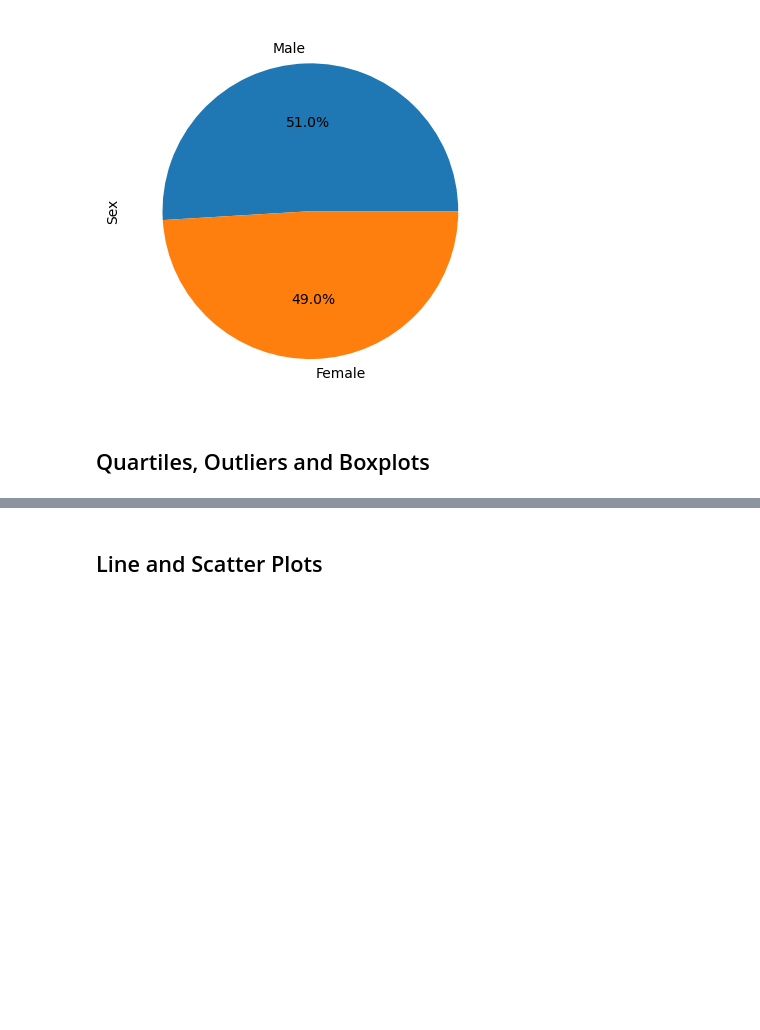
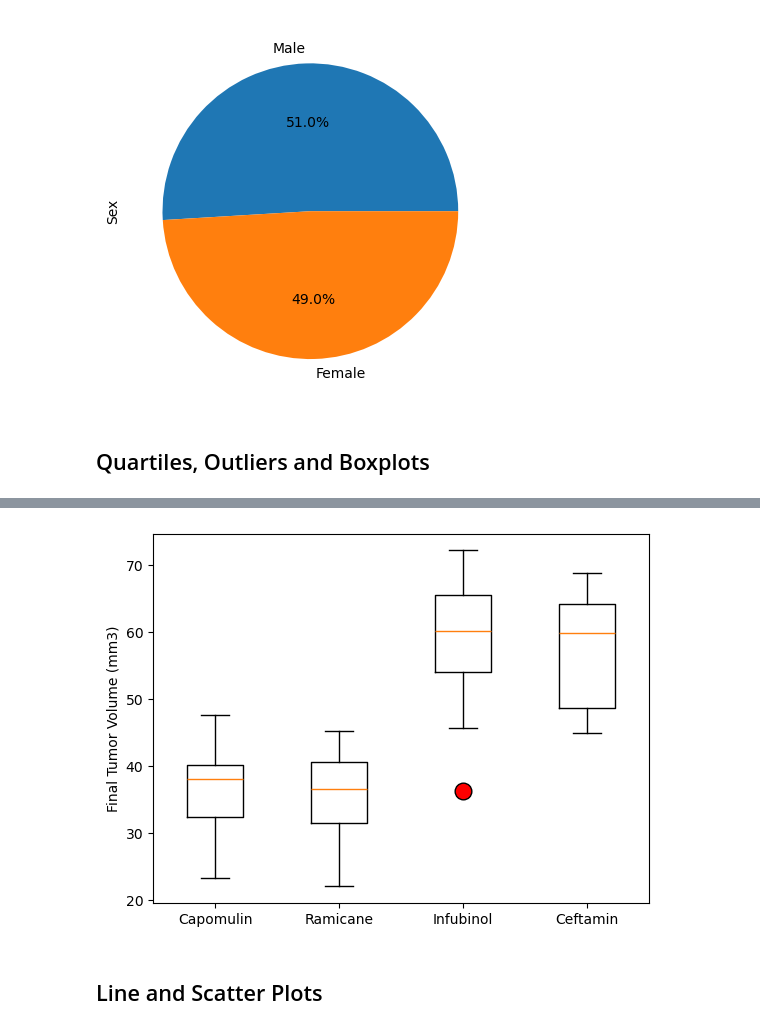
Before and after one commit to knazario/05_Data-Visualization_MatPlotLib_Project, a Jupyter notebook: Pymaceuticals/pymaceuticals_starter.ipynb, the cells around one changed output, grey strips where cells are left out. Drawn from its saved outputs; the diff is of its cells as text; code cells hidden in the pictures; blank space fills up the shorter version.

```diff
--- a/Pymaceuticals/pymaceuticals_starter.ipynb
+++ b/Pymaceuticals/pymaceuticals_starter.ipynb
@@ -190,6 +190,10 @@ plt.show()
 # Capomulin, Ramicane, Infubinol, and Ceftamin
 
 # Start by getting the last (greatest) timepoint for each mouse
-clean_df.groupby("Mouse ID")["Timepoint"].max()
+#Groupby- MouseID, additionally display maximum timepoint of group and reset index to move Mouse ID into a column to merge
+final_timepoint = clean_df.groupby("Mouse ID")["Timepoint"].max().reset_index()
+
 # Merge this group df with the original DataFrame to get the tumor volume at the last timepoint
+final_t_volume = final_timepoint.merge(clean_df, on = ["Mouse ID", "Timepoint"], how = "left")
+final_t_volume.head()
 # %% [output]
@@ -209,17 +206,23 @@ Name: Timepoint, Length: 248, dtype: int64
 # %%
 # Put treatments into a list for for loop (and later for plot labels)
-
+treatments = ["Capomulin", "Ramicane", "Infubinol", "Ceftamin"]
 
 # Create empty list to fill with tumor vol data (for plotting)
-
+t_vol_data = []
 
 # Calculate the IQR and quantitatively determine if there are any potential outliers.
+for i in treatments:
+    # Locate the rows which contain mice on each drug and get the tumor volumes
+    sub_data = final_t_volume.loc[final_t_volume["Drug Regimen"] == i,:]
+    # add subset
+    t_vol_data.append(sub_data["Tumor Volume (mm3)"])
+    # Determine outliers using upper and lower bounds
+    quartiles = sub_data["Tumor Volume (mm3)"].quantile([.25,.5,.75])
+    lowerq = quartiles[0.25]
+    upperq = quartiles[0.75]
+    iqr = upperq-lowerq
+    lower_bound = lowerq - (1.5*iqr)
+    upper_bound = upperq + (1.5*iqr)
 
-
-    # Locate the rows which contain mice on each drug and get the tumor volumes
-
-
-    # add subset
-
-
-    # Determine outliers using upper and lower bounds
+    outliers = sub_data["Tumor Volume (mm3)"].loc[(sub_data["Tumor Volume (mm3)"] < lower_bound) | (sub_data["Tumor Volume (mm3)"] > upper_bound)]
+    print(f"{i}'s potential outlers: {outliers}")
@@ -226,4 +235,12 @@ Name: Timepoint, Length: 248, dtype: int64
 # %%
 # Generate a box plot that shows the distrubution of the tumor volume for each treatment group.
+flierprops = dict(marker='o', markerfacecolor='red', markersize=12,
+                  markeredgecolor='black')
+fig1, ax1 = plt.subplots()
+ax1.set_ylabel('Final Tumor Volume (mm3)')
+ax1.boxplot(t_vol_data, labels = treatments, flierprops = flierprops)
+plt.show()
+# %% [output]
+[figure, added]
 # %% [markdown]
 ## Line and Scatter Plots
```
Also changed, not shown: parts of 6 cells of this notebook.
